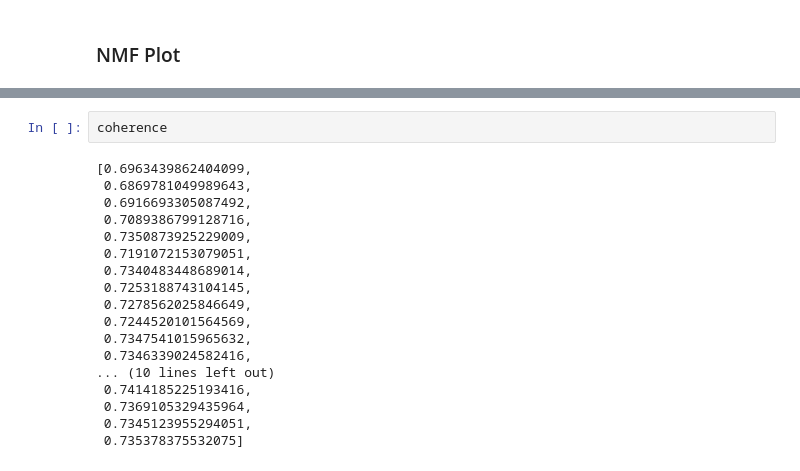
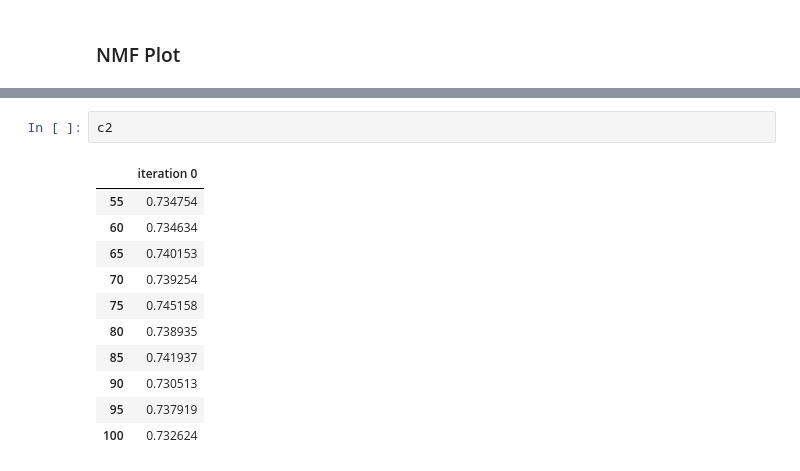
Before and after one commit to DSPG-Young-Scholars-Program/dspg20RnD, a Jupyter notebook: src/emerging_topics/topic_model_tuning/plot_tuning.ipynb, the cells around one changed output, grey strips where cells are left out. Cells and saved outputs as stored; diff of their text form.

```diff
--- a/src/emerging_topics/topic_model_tuning/plot_tuning.ipynb
+++ b/src/emerging_topics/topic_model_tuning/plot_tuning.ipynb
@@ -90,20 +95,14 @@ plt.show()
-# %%
-coherence
-# %% [output]
-[0.6963439862404099,
- 0.6869781049989643,
- 0.6916693305087492,
- 0.7089386799128716,
- 0.7350873925229009,
- 0.7191072153079051,
- 0.7340483448689014,
- 0.7253188743104145,
- 0.7278562025846649,
- 0.7244520101564569,
- 0.7347541015965632,
- 0.7346339024582416,
-... (10 lines left out)
- 0.7414185225193416,
- 0.7369105329435964,
- 0.7345123955294051,
- 0.735378375532075]
+# %%
+c2
+# %% [output]
+|  | iteration 0 |
+| 55 | 0.734754 |
+| 60 | 0.734634 |
+| 65 | 0.740153 |
+| 70 | 0.739254 |
+| 75 | 0.745158 |
+| 80 | 0.738935 |
+| 85 | 0.741937 |
+| 90 | 0.730513 |
+| 95 | 0.737919 |
+| 100 | 0.732624 |
```
Also changed, not shown: parts of 4 cells of this notebook.
